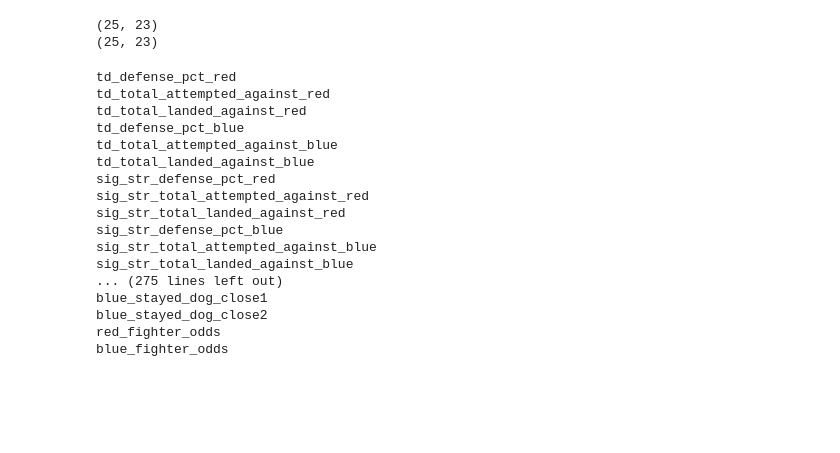
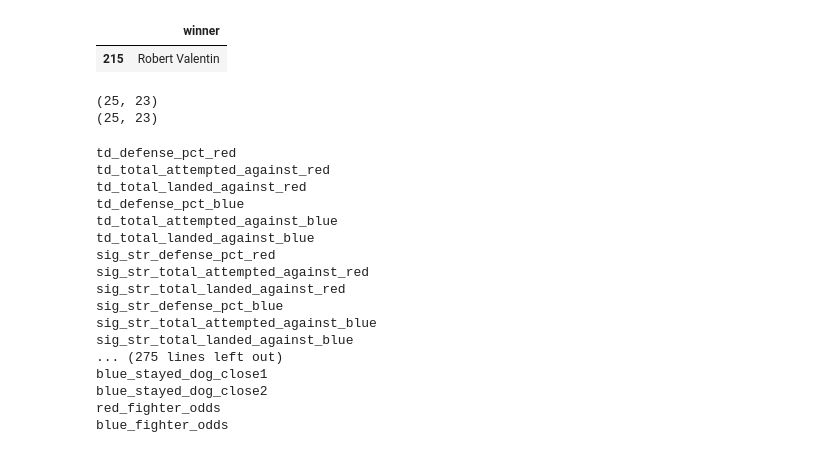
Before and after one commit to jcmarkowicz/sports_betting, a Jupyter notebook: UpcomingPicks/test_nbs/upcoming_picks.ipynb, the cells around one changed output. Saved outputs shown, nothing was run; the diff lists cells and outputs as text; code cells hidden in the pictures; blank space fills up the shorter version.

```diff
--- a/UpcomingPicks/test_nbs/upcoming_picks.ipynb
+++ b/UpcomingPicks/test_nbs/upcoming_picks.ipynb
@@ -16,6 +16,12 @@ while not (repo_root / ".git").exists():
 sys.path.append(str(repo_root))
 from config import config
 from DataPipeline.utils.bets_utils import generate_bets
+# %%
+non_merged = pd.read_csv(r'C:\Users\jcmar\my_files\SportsBetting\Data\non_merged_features\non_merged_stats.csv')
+non_merged[non_merged['fighter_red'] == 'Dusko Todorovic'][['winner']]
+# %% [output]
+|  | winner |
+| 215 | Robert Valentin |
 # %%
 df_ml_history = pd.read_csv(config.ml_history_fp)
 print(df_ml_history.shape)
```
Also changed, not shown: parts of 1 cell of this notebook, 6 other files.
